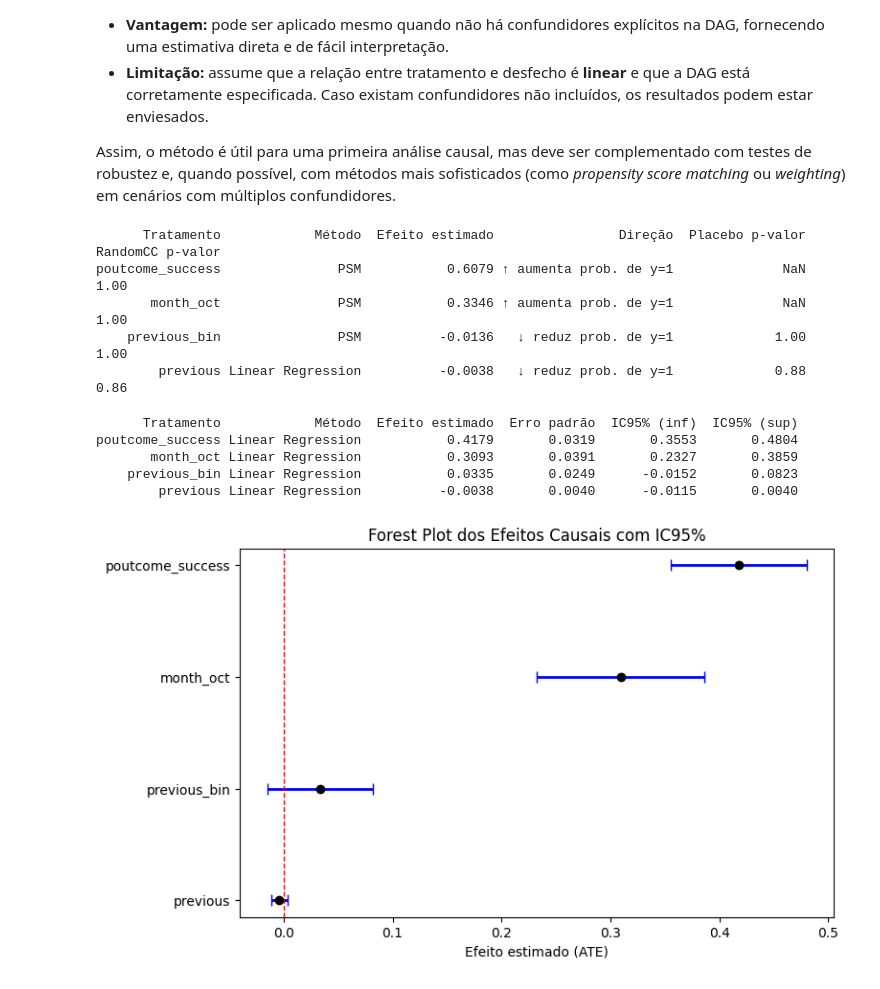
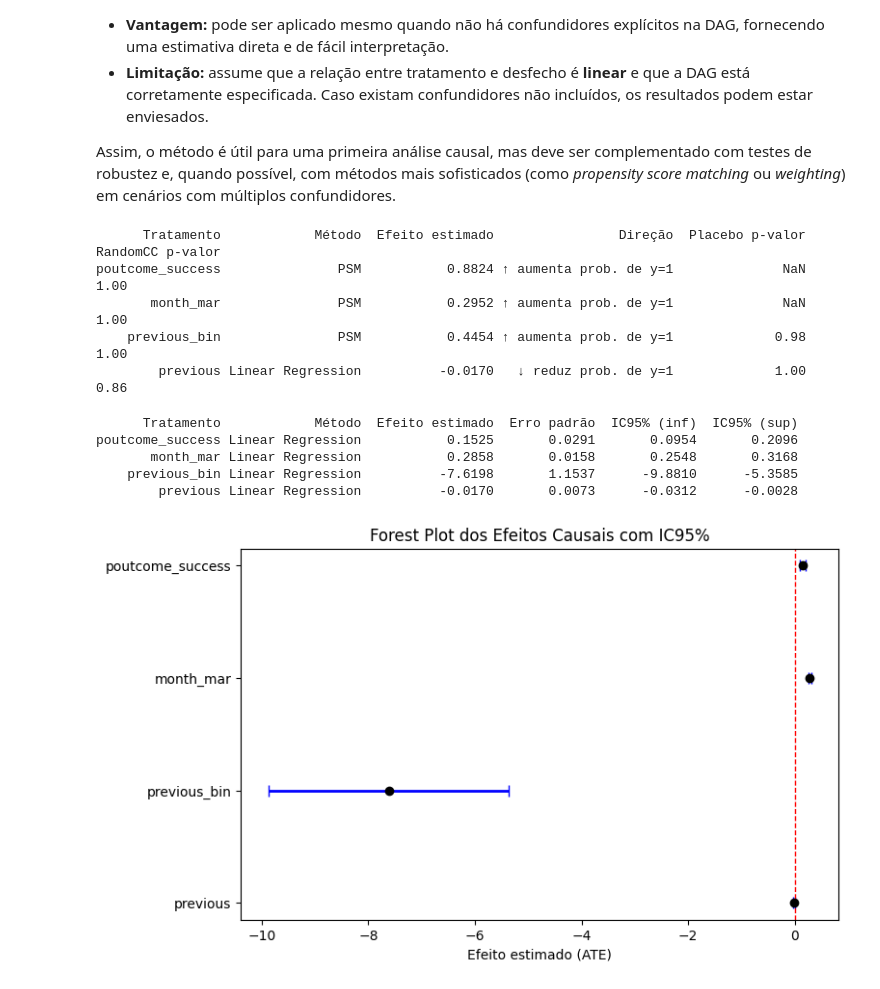
Before and after one commit to yancavalcante/bank_marketing_causalinference, a Jupyter notebook: Bank_Marketing_Causal_Inference.ipynb, the cells around one changed output. Drawn from its saved outputs; the diff is of its cells as text; code cells hidden in the pictures.

```diff
--- a/Bank_Marketing_Causal_Inference.ipynb
+++ b/Bank_Marketing_Causal_Inference.ipynb
@@ -56,7 +71,7 @@ libgraphviz-dev is already the newest version (2.42.2-6ubuntu0.1).
 from google.colab import drive
 drive.mount('/content/drive')
 
-df = pd.read_csv('/content/drive/MyDrive/Datasets Colab/Bank_Marketing_Causal_Inference/bank.csv', sep=";")
+df = pd.read_csv('/content/drive/MyDrive/Datasets Colab/Bank_Marketing_Causal_Inference/bank-additional-full.csv', sep=";")
 df
 # %% [output]
 Drive already mounted at /content/drive; to attempt to forcibly remount, call drive.mount("/content/drive", force_remount=True).
@@ -109,7 +123,7 @@ train_data.shape, test_data.shape
 # %%
 # Separando os dados categóricos e numéricos
-categorical_columns = ["job", "marital", "education", "default", "housing", "loan", "contact", "month", "poutcome"]
-numerical_columns = ["age", "balance", "day", "duration", "campaign", "pdays", "previous"]
+categorical_columns = ["job", "marital", "education", "default", "housing", "loan", "contact", "day_of_week", "month", "poutcome"]
+numerical_columns = ["age", "emp.var.rate", "cons.price.idx", "cons.conf.idx", "euribor3m", "nr.employed", "duration", "campaign", "pdays", "previous"]
 target_column = "y"
 
 # Convertendo a variável alvo para binária (0 e 1)
@@ -312,12 +315,13 @@ Image('dag_relationship.png')
 # %%
 import warnings
+import logging
 warnings.filterwarnings("ignore")  # silencia todos os FutureWarnings
 logging.getLogger("dowhy").setLevel(logging.ERROR)
 
 causal_graph = """
 digraph {
     poutcome_success -> y;
-    month_oct -> y;
+    month_mar -> y;
     previous -> y;
 }
 """
@@ -325,7 +329,7 @@ digraph {
 from dowhy import CausalModel
 import pandas as pd
 
-treatments = ["poutcome_success", "month_oct", "previous"]
+treatments = ["poutcome_success", "month_mar", "previous"]
 results = []
 
 for t in treatments:
@@ -352,10 +356,22 @@ for t in treatments:
         "Efeito estimado": round(estimate.value, 4),
         "Direção": "↑ aumenta prob. de y=1" if estimate.value > 0 else "↓ reduz prob. de y=1",
         "Placebo p-valor": round(float(refutation.refutation_result['p_value']), 4),
-        "Signif. estat.": bool(refutation.refutation_result['is_statistically_significant'])
+        "Significativo?": "✅" if refutation.refutation_result['is_statistically_significant'] else "❌"
     })
 
-# Mostrar em formato de tabela clara
+# Mostrar a tabela de resultados formatada
 df_results = pd.DataFrame(results)
-print(df_results.to_string(index=False))
+
+# Melhor visual com Styler
+styled = (
+    df_results.style
+    .set_table_styles([{"selector": "th", "props": [("background-color", "#f2f2f2"),
+                                                   ("font-weight", "bold"),
+                                                   ("text-align", "center")]}])
+    .set_properties(**{"text-align": "center"})
+    .hide(axis="index")  # esconde o índice
+    .format({"Efeito estimado": "{:.4f}", "Placebo p-valor": "{:.2f}"})
+)
+
+display(styled)
 # %% [output]
@@ -396,7 +412,7 @@ import pandas as pd
 # já criamos antes a versão binária de "previous"
 encoded_data["previous_bin"] = (encoded_data["previous"] > 0).astype(int)
 
-treatments = ["poutcome_success", "month_oct", "previous_bin", "previous"]
+treatments = ["poutcome_success", "month_mar", "previous_bin", "previous"]
 results = []
 
 for t in treatments:
@@ -465,10 +481,10 @@ df_results = pd.DataFrame(results)
 print(df_results.to_string(index=False))
 # %% [output]
       Tratamento            Método  Efeito estimado                Direção  Placebo p-valor  RandomCC p-valor
-poutcome_success               PSM           0.6079 ↑ aumenta prob. de y=1              NaN              1.00
-       month_oct               PSM           0.3346 ↑ aumenta prob. de y=1              NaN              1.00
-    previous_bin               PSM          -0.0136   ↓ reduz prob. de y=1             1.00              1.00
-        previous Linear Regression          -0.0038   ↓ reduz prob. de y=1             0.88              0.86
+poutcome_success               PSM           0.8824 ↑ aumenta prob. de y=1              NaN              1.00
+       month_mar               PSM           0.2952 ↑ aumenta prob. de y=1              NaN              1.00
+    previous_bin               PSM           0.4454 ↑ aumenta prob. de y=1             0.98              1.00
+        previous Linear Regression          -0.0170   ↓ reduz prob. de y=1             1.00              0.86
 # %%
 import warnings
 warnings.filterwarnings("ignore")
@@ -481,7 +497,7 @@ import matplotlib.pyplot as plt
 # Criar versão binária de "previous"
 encoded_data["previous_bin"] = (encoded_data["previous"] > 0).astype(int)
 
-treatments = ["poutcome_success", "month_oct", "previous_bin", "previous"]
+treatments = ["poutcome_success", "month_mar", "previous_bin", "previous"]
 results = []
 
 for t in treatments:
@@ -524,38 +540,38 @@ for t in treatments:
         "IC95% (sup)": round(ci_high, 4) if ci_high else None
     })
 
 # Converter em DataFrame
 df_results_ci = pd.DataFrame(results)
 print(df_results_ci.to_string(index=False))
 
 # ========================
 # Plot (forest plot)
 # ========================
 plt.figure(figsize=(8,5))
 
 y_pos = range(len(df_results_ci))
 effects = df_results_ci["Efeito estimado"]
 ci_low = df_results_ci["IC95% (inf)"]
 ci_high = df_results_ci["IC95% (sup)"]
 
 # Desenhar pontos e intervalos
 plt.errorbar(effects, y_pos,
              xerr=[effects - ci_low, ci_high - effects],
              fmt="o", color="black", ecolor="blue", elinewidth=2, capsize=4)
 
 plt.yticks(y_pos, df_results_ci["Tratamento"])
 plt.axvline(0, color="red", linestyle="--", linewidth=1)
 plt.xlabel("Efeito estimado (ATE)")
 plt.title("Forest Plot dos Efeitos Causais com IC95%")
 plt.gca().invert_yaxis()  # primeiro tratamento no topo
 plt.show()
 # %% [output]
       Tratamento            Método  Efeito estimado  Erro padrão  IC95% (inf)  IC95% (sup)
-poutcome_success Linear Regression           0.4179       0.0319       0.3553       0.4804
-       month_oct Linear Regression           0.3093       0.0391       0.2327       0.3859
-    previous_bin Linear Regression           0.0335       0.0249      -0.0152       0.0823
-        previous Linear Regression          -0.0038       0.0040      -0.0115       0.0040
+poutcome_success Linear Regression           0.1525       0.0291       0.0954       0.2096
+       month_mar Linear Regression           0.2858       0.0158       0.2548       0.3168
+    previous_bin Linear Regression          -7.6198       1.1537      -9.8810      -5.3585
+        previous Linear Regression          -0.0170       0.0073      -0.0312      -0.0028
-[figure, old version]
+[figure, new version]
 # %% [markdown]
 ### Comentário sobre os resultados causais com IC95%
 
```
Also changed, not shown: parts of 16 cells of this notebook.
